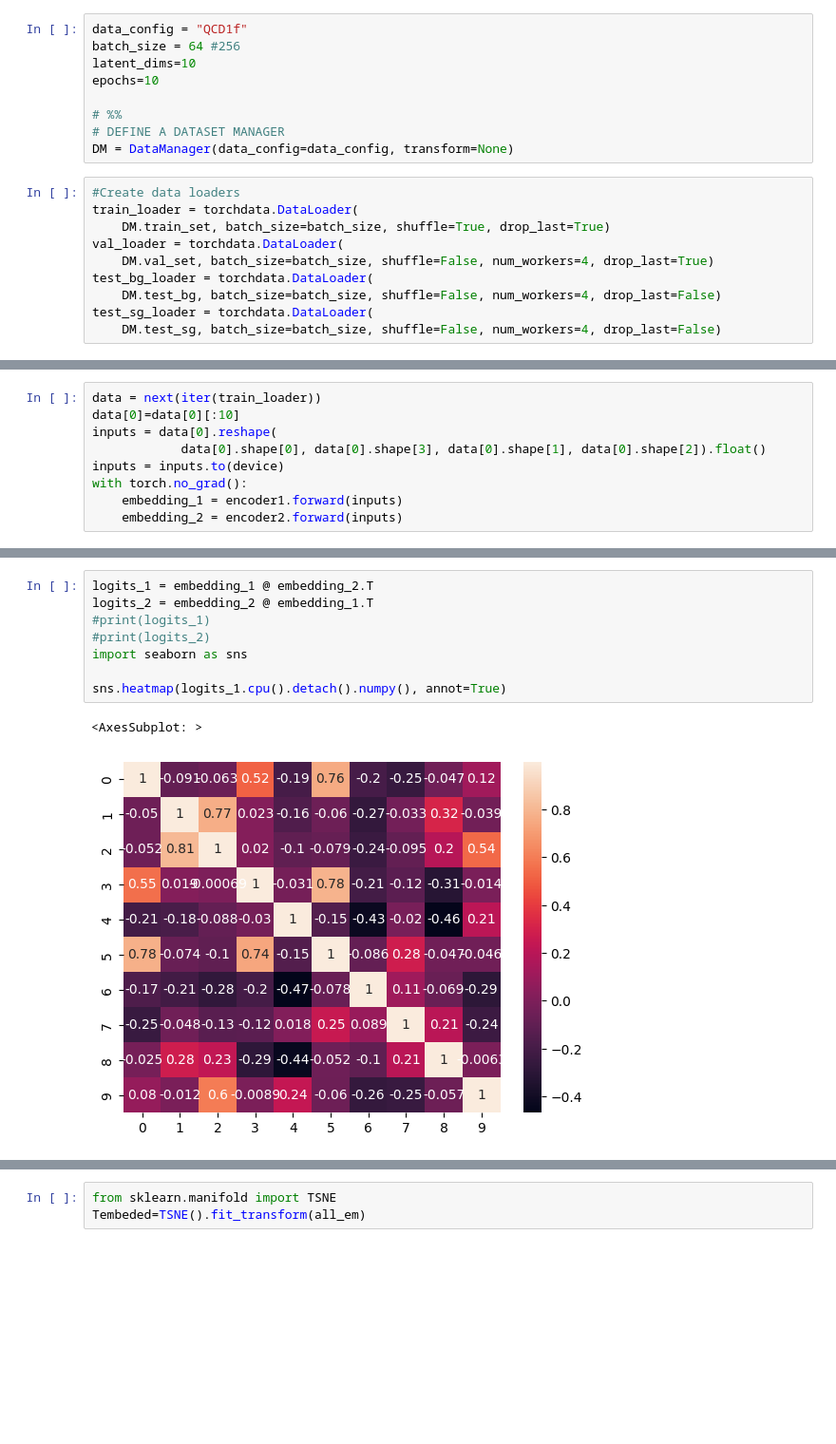
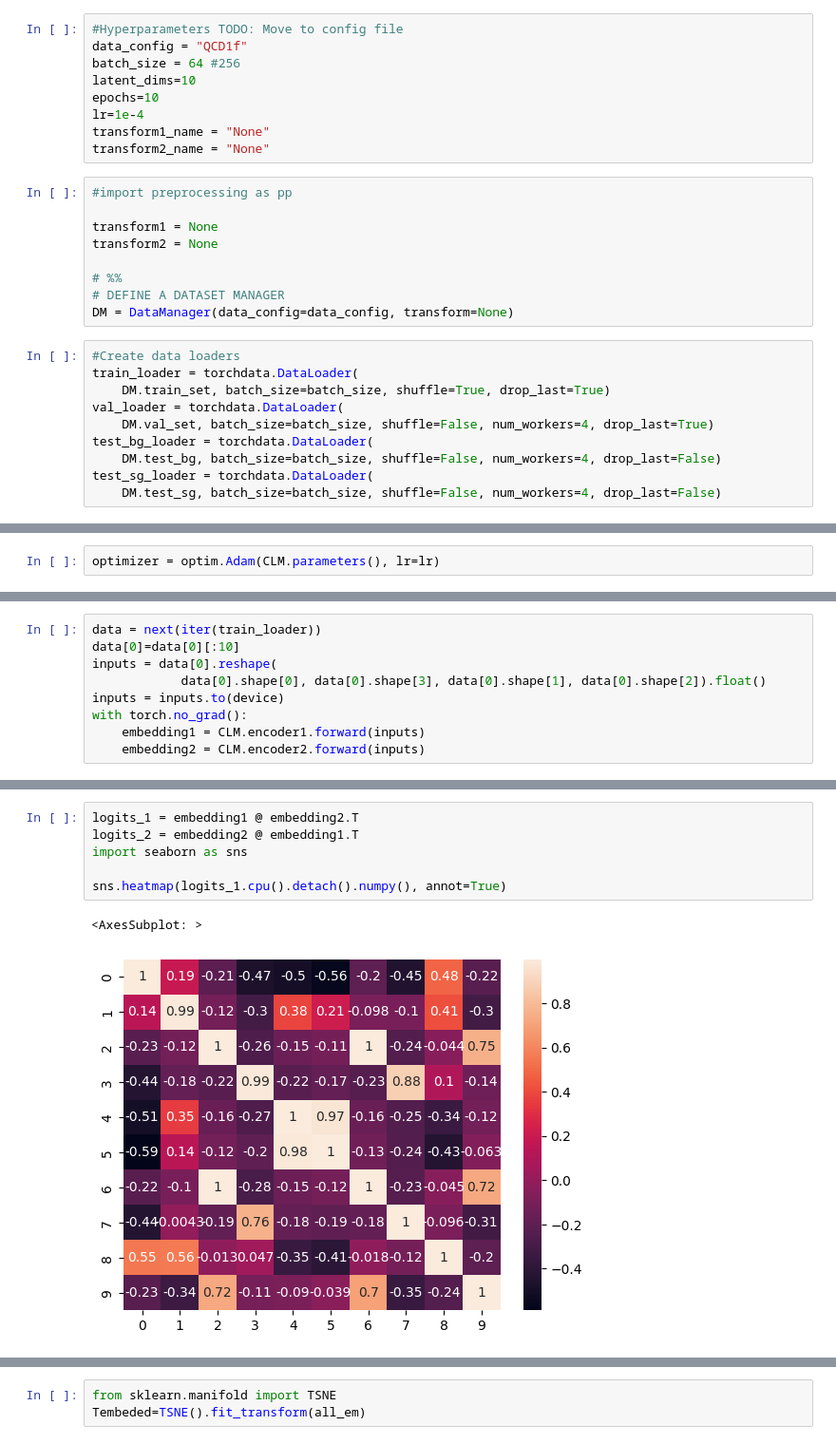
Before and after one commit to IvanOleksiyuk/jet_clip, a Jupyter notebook: src/jets/experiments2.ipynb, the cells around one changed output, grey strips where cells are left out. Shown: that part at 95% size. Saved outputs shown, nothing was run; the diff lists cells and outputs as text; blank space fills up the shorter version.

```diff
--- a/src/jets/experiments2.ipynb
+++ b/src/jets/experiments2.ipynb
@@ -27,11 +27,20 @@ Using device cuda:0
 # %% [markdown]
 
 DEFINE DATA AND HYPERPARAMETERS
+# %%
+#Hyperparameters TODO: Move to config file
+data_config = "QCD1f"
+batch_size = 64 #256
+latent_dims=10
+epochs=10
+lr=1e-4
+transform1_name = "None"
+transform2_name = "None"
 # %%
-data_config = "QCD1f"
-batch_size = 64 #256
-latent_dims=10
-epochs=10
+#import preprocessing as pp
+
+transform1 = None
+transform2 = None
 
 # %%
 # DEFINE A DATASET MANAGER
@@ -58 +110,3 @@ optimizer = optim.Adam(list(encoder1.parameters()) +
+# %%
+optimizer = optim.Adam(CLM.parameters(), lr=lr)
 # %%
@@ -120,8 +261,8 @@ inputs = data[0].reshape(
             data[0].shape[0], data[0].shape[3], data[0].shape[1], data[0].shape[2]).float()
 inputs = inputs.to(device)
 with torch.no_grad():
-	embedding_1 = encoder1.forward(inputs)
-	embedding_2 = encoder2.forward(inputs)
+	embedding1 = CLM.encoder1.forward(inputs)
+	embedding2 = CLM.encoder2.forward(inputs)
 # %%
 if latent_dims==2:
 	plt.scatter([0], [0], c="black")
@@ -131,15 +272,13 @@ if latent_dims==2:
 	plt.scatter(xy[:, 0], xy[:, 1], c=np.arange(len(xy[:, 0])), cmap='turbo')
 # %%
-logits_1 = embedding_1 @ embedding_2.T
-logits_2 = embedding_2 @ embedding_1.T
-#print(logits_1)
-#print(logits_2)
+logits_1 = embedding1 @ embedding2.T
+logits_2 = embedding2 @ embedding1.T
 import seaborn as sns
 
 sns.heatmap(logits_1.cpu().detach().numpy(), annot=True)
 # %% [output]
 <AxesSubplot: >
-[figure, old version]
+[figure, new version]
 # %%
 sns.heatmap(logits_2.cpu().detach().numpy(), annot=True)
 # %% [output]
```
Also changed, not shown: parts of 13 cells of this notebook, 3 other files.
